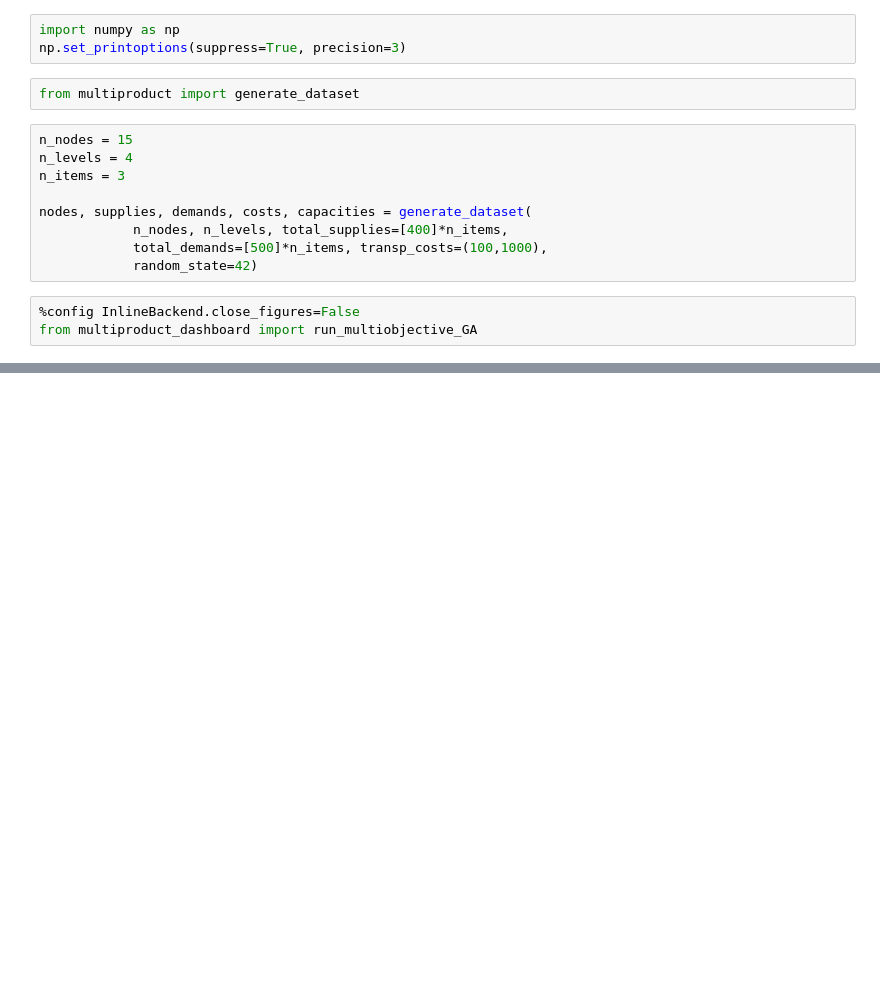
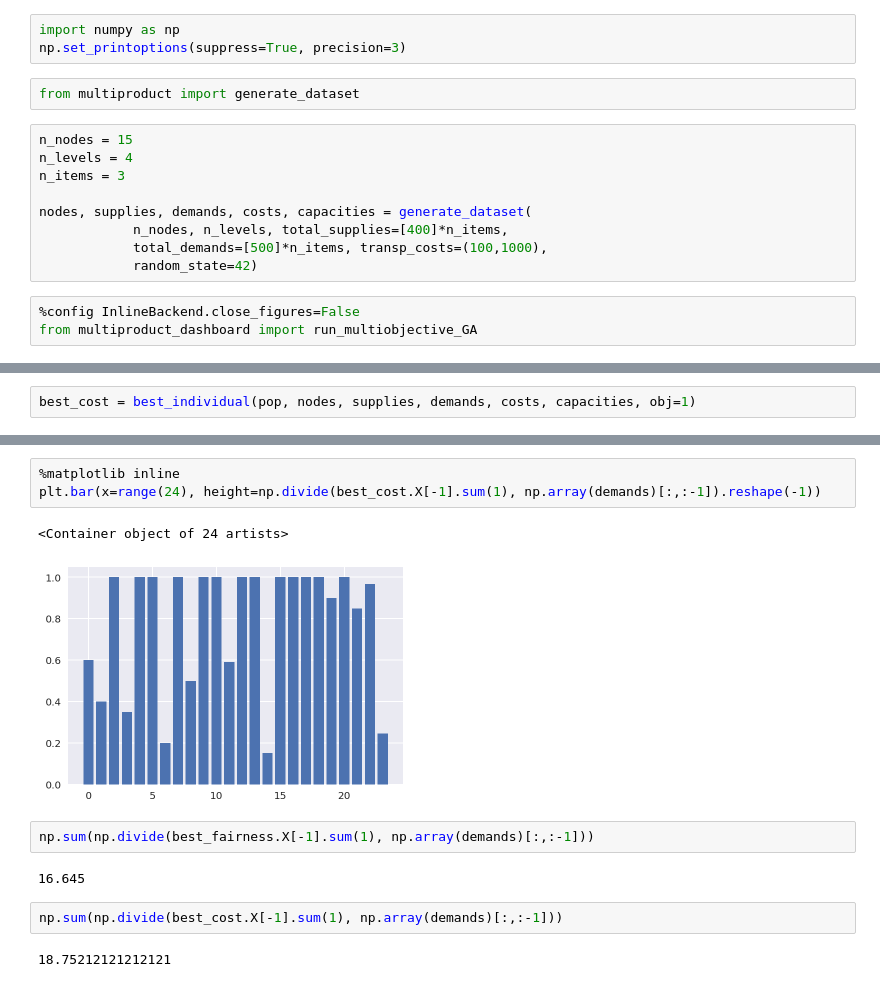
Before and after one commit to Robert-Aduviri/optimizacion-heladas-friaje, a Jupyter notebook: Step 22 - Multiobjective Dashboard.ipynb, the cells around one changed output, grey strips where cells are left out. Cells and saved outputs as stored; diff of their text form; blank space fills up the shorter version.

```diff
--- a/Step 22 - Multiobjective Dashboard.ipynb
+++ b/Step 22 - Multiobjective Dashboard.ipynb
@@ -58,0 +102,2 @@ import matplotlib.pyplot as plt
+# %%
+best_cost = best_individual(pop, nodes, supplies, demands, costs, capacities, obj=1)
@@ -70,0 +179,14 @@ fronts = plot_fronts(pop, toolbox, figsize=(8,8))
+# %%
+%matplotlib inline
+plt.bar(x=range(24), height=np.divide(best_cost.X[-1].sum(1), np.array(demands)[:,:-1]).reshape(-1))
+# %% [output]
+<Container object of 24 artists>
+[figure, added]
+# %%
+np.sum(np.divide(best_fairness.X[-1].sum(1), np.array(demands)[:,:-1]))
+# %% [output]
+16.645
+# %%
+np.sum(np.divide(best_cost.X[-1].sum(1), np.array(demands)[:,:-1]))
+# %% [output]
+18.75212121212121
```
Also changed, not shown: parts of 35 cells of this notebook, 1 other file.
